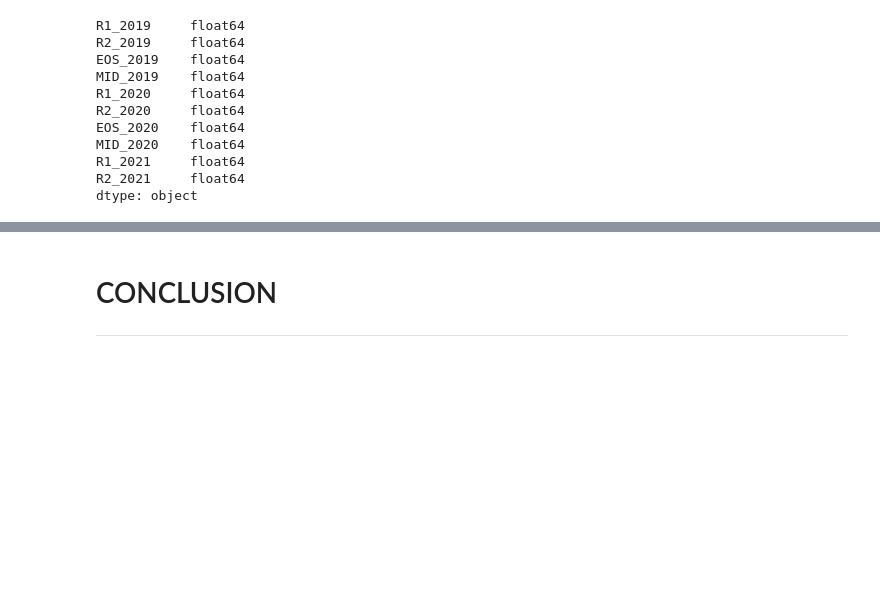
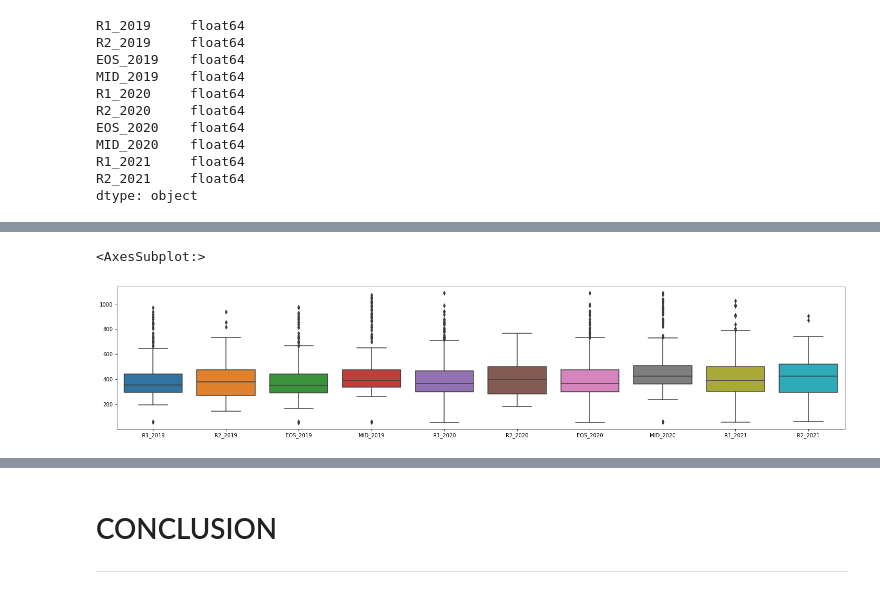
Before and after one commit to AnteDujic/Fundamentals-of-Data-Analysis, a Jupyter notebook: cao.ipynb, the cells around one changed output, grey strips where cells are left out. Drawn from its saved outputs; the diff is of its cells as text; code cells hidden in the pictures; blank space fills up the shorter version.

```diff
--- a/cao.ipynb
+++ b/cao.ipynb
@@ -603,6 +649,3 @@ df_numeric.corr()
-# %%
-plt.rcParams['figure.figsize'] = [25, 10]
-sns.heatmap (data = df_numeric.corr(), square = True, annot = True, cmap = "mako")
-plt.xticks (rotation = 45)
-plt.yticks (rotation = 45)
-plt.show()
+# %%
+counts = df_numeric.reset_index(drop=True)
+counts
@@ -608,0 +666,7 @@ plt.show()
+# %%
+plt.rcParams["figure.figsize"] = (25, 5)
+# %%
+sns.boxplot (data = counts)
+# %% [output]
+<AxesSubplot:>
+[figure, added]
```
Also changed, not shown: parts of 43 cells of this notebook, 41 other files.
